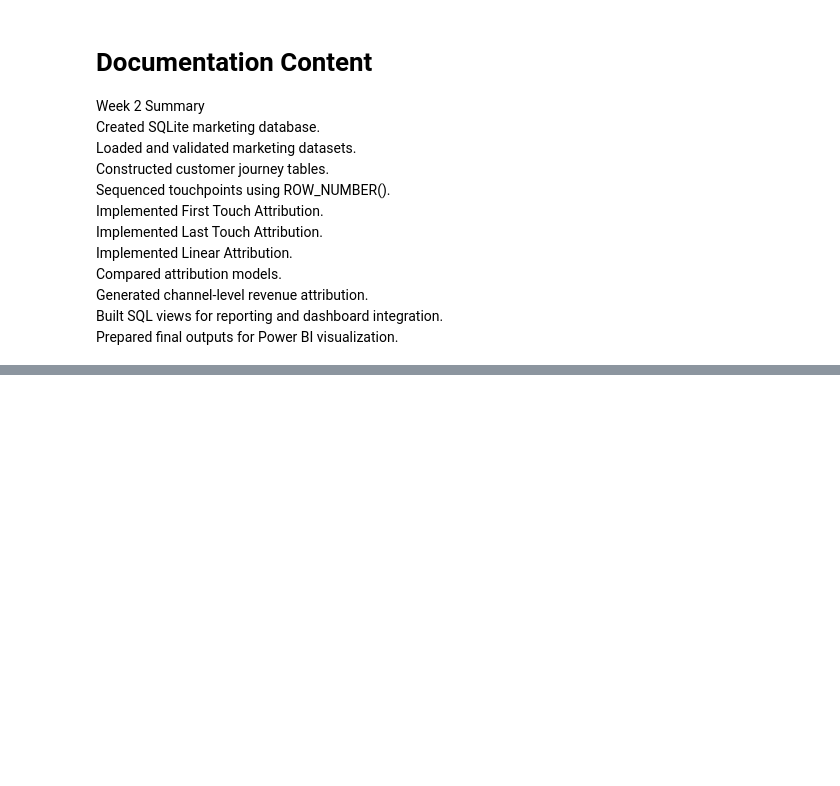
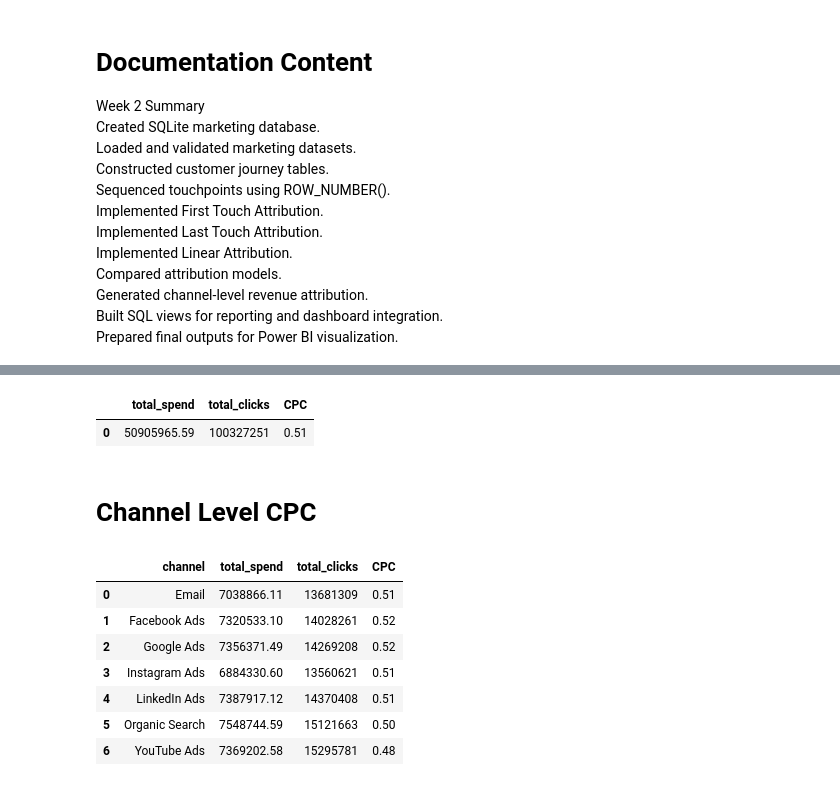
Before and after one commit to hitteshkharyal/Marketing-_ROI_Dashboard, a Jupyter notebook: project1.ipynb, the cells around one changed output, grey strips where cells are left out. Saved outputs shown, nothing was run; the diff lists cells and outputs as text; code cells hidden in the pictures; blank space fills up the shorter version.

Commit message:
Total spends and cpc Channel CPC

```diff
--- a/project1.ipynb
+++ b/project1.ipynb
@@ -1838,3 +1838,15 @@ Compared attribution models.<br>
 Generated channel-level revenue attribution.<br>
 Built SQL views for reporting and dashboard integration.<br>
 Prepared final outputs for Power BI visualization.<br>
+# %%
+import pandas as pd
+
+ad_spend = pd.read_csv("dataset/ad_spend_clean.csv")
+web_logs = pd.read_csv("dataset/web_logs_clean.csv")
+crm = pd.read_csv("dataset/crm_clean.csv")
+
+ad_spend.to_sql("ad_spend", conn, if_exists="replace", index=False)
+web_logs.to_sql("web_analytics", conn, if_exists="replace", index=False)
+crm.to_sql("crm_conversions", conn, if_exists="replace", index=False)
+
+conn.commit()
@@ -1840,0 +1867,54 @@ Prepared final outputs for Power BI visualization.<br>
+# %%
+pd.read_sql("""
+
+SELECT
+
+SUM(ad_spend) AS total_spend,
+
+SUM(clicks) AS total_clicks,
+
+ROUND(
+SUM(ad_spend) /
+SUM(clicks),
+2
+) AS CPC
+
+FROM ad_spend
+
+""",conn)
+# %% [output]
+|  | total_spend | total_clicks | CPC |
+| 0 | 50905965.59 | 100327251 | 0.51 |
+# %% [markdown]
+# Channel Level CPC
+# %%
+pd.read_sql("""
+
+SELECT
+
+channel,
+
+SUM(ad_spend) total_spend,
+
+SUM(clicks) total_clicks,
+
+ROUND(
+SUM(ad_spend) /
+SUM(clicks),
+2
+) AS CPC
+
+FROM ad_spend
+
+GROUP BY channel
+
+""",conn)
+# %% [output]
+|  | channel | total_spend | total_clicks | CPC |
+| 0 | Email | 7038866.11 | 13681309 | 0.51 |
+| 1 | Facebook Ads | 7320533.10 | 14028261 | 0.52 |
+| 2 | Google Ads | 7356371.49 | 14269208 | 0.52 |
+| 3 | Instagram Ads | 6884330.60 | 13560621 | 0.51 |
+| 4 | LinkedIn Ads | 7387917.12 | 14370408 | 0.51 |
+| 5 | Organic Search | 7548744.59 | 15121663 | 0.50 |
+| 6 | YouTube Ads | 7369202.58 | 15295781 | 0.48 |
```
Also changed, not shown: parts of 2 cells of this notebook.
